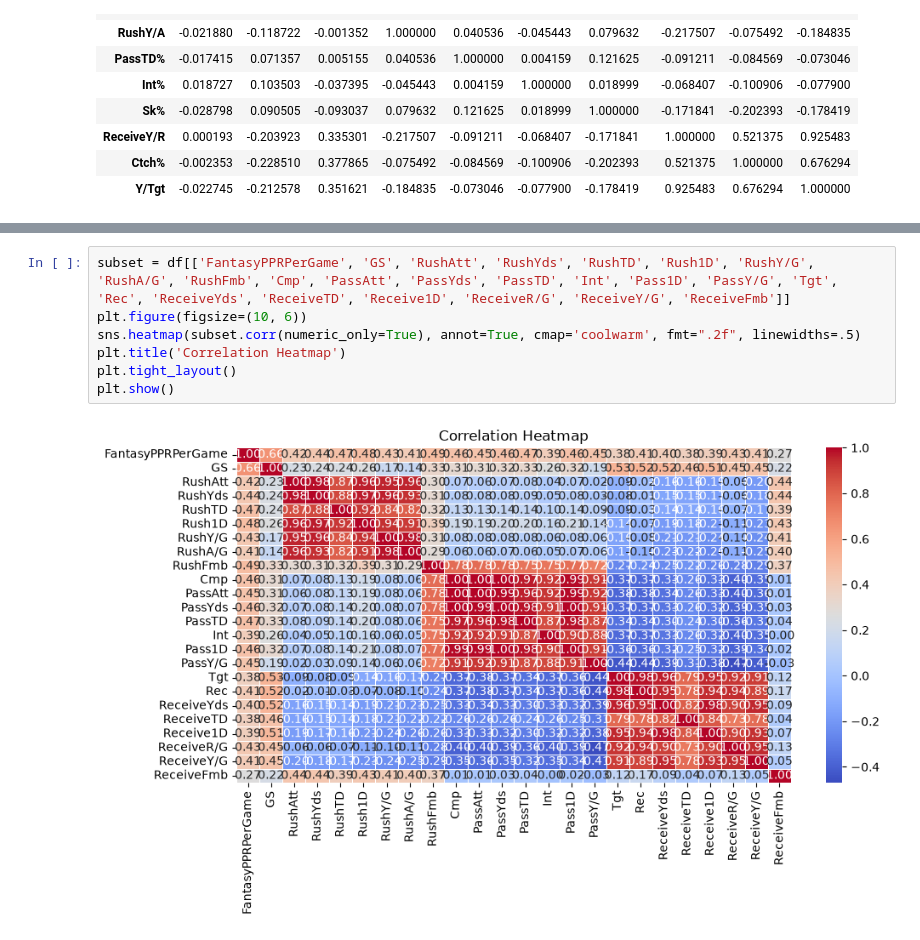
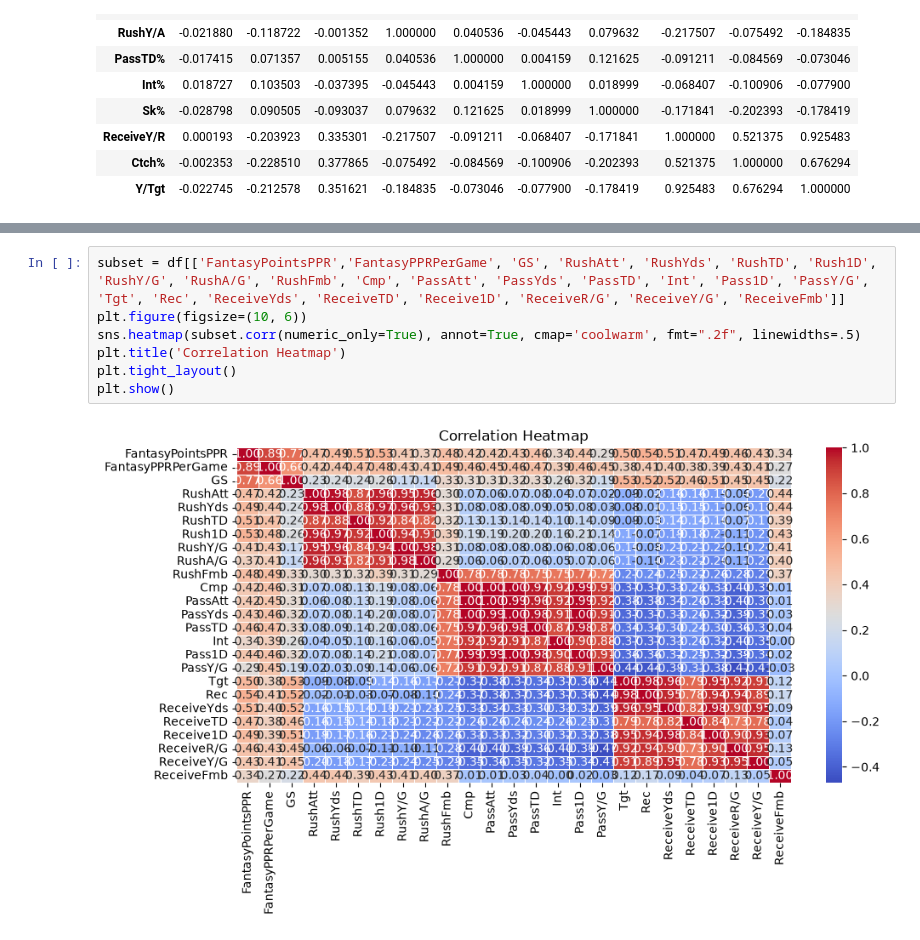
Before and after one commit to tiagocaravia/MDSTFootballProject, a Jupyter notebook: More plots and visualizations.ipynb, the cells around one changed output, grey strips where cells are left out. Drawn from its saved outputs; the diff is of its cells as text.

```diff
--- a/More plots and visualizations.ipynb
+++ b/More plots and visualizations.ipynb
@@ -138,9 +138,9 @@ plt.show()
 # %%
-subset = df[['FantasyPPRPerGame', 'GS', 'RushAtt', 'RushYds', 'RushTD', 'Rush1D', 'RushY/G', 'RushA/G', 'RushFmb', 'Cmp', 'PassAtt', 'PassYds', 'PassTD', 'Int', 'Pass1D', 'PassY/G', 'Tgt', 'Rec', 'ReceiveYds', 'ReceiveTD', 'Receive1D', 'ReceiveR/G', 'ReceiveY/G', 'ReceiveFmb']]
+subset = df[['FantasyPointsPPR','FantasyPPRPerGame', 'GS', 'RushAtt', 'RushYds', 'RushTD', 'Rush1D', 'RushY/G', 'RushA/G', 'RushFmb', 'Cmp', 'PassAtt', 'PassYds', 'PassTD', 'Int', 'Pass1D', 'PassY/G', 'Tgt', 'Rec', 'ReceiveYds', 'ReceiveTD', 'Receive1D', 'ReceiveR/G', 'ReceiveY/G', 'ReceiveFmb']]
 plt.figure(figsize=(10, 6))
 sns.heatmap(subset.corr(numeric_only=True), annot=True, cmap='coolwarm', fmt=".2f", linewidths=.5)
 plt.title('Correlation Heatmap')
 plt.tight_layout()
 plt.show()
 # %% [output]
-[figure, old version]
+[figure, new version]
```
Also changed, not shown: parts of 1 cell of this notebook.
